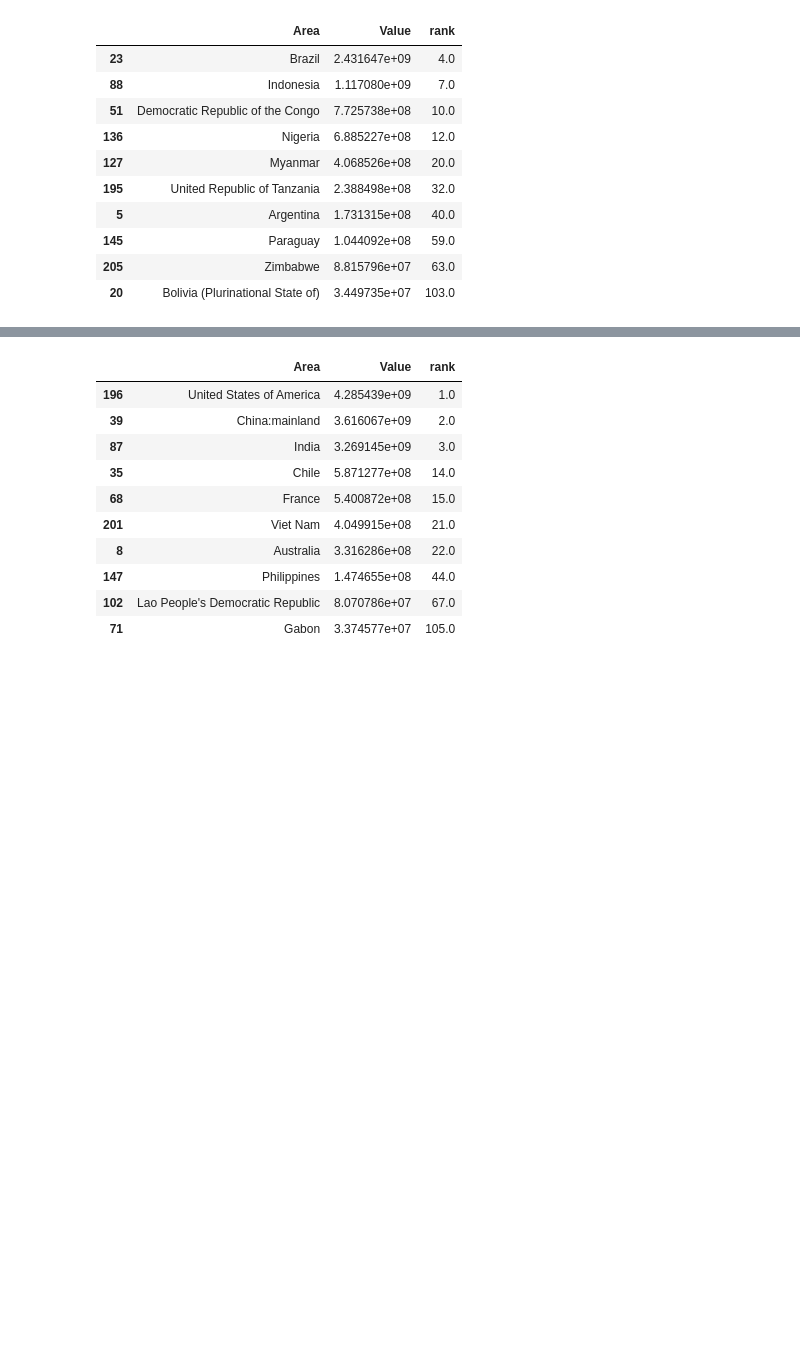
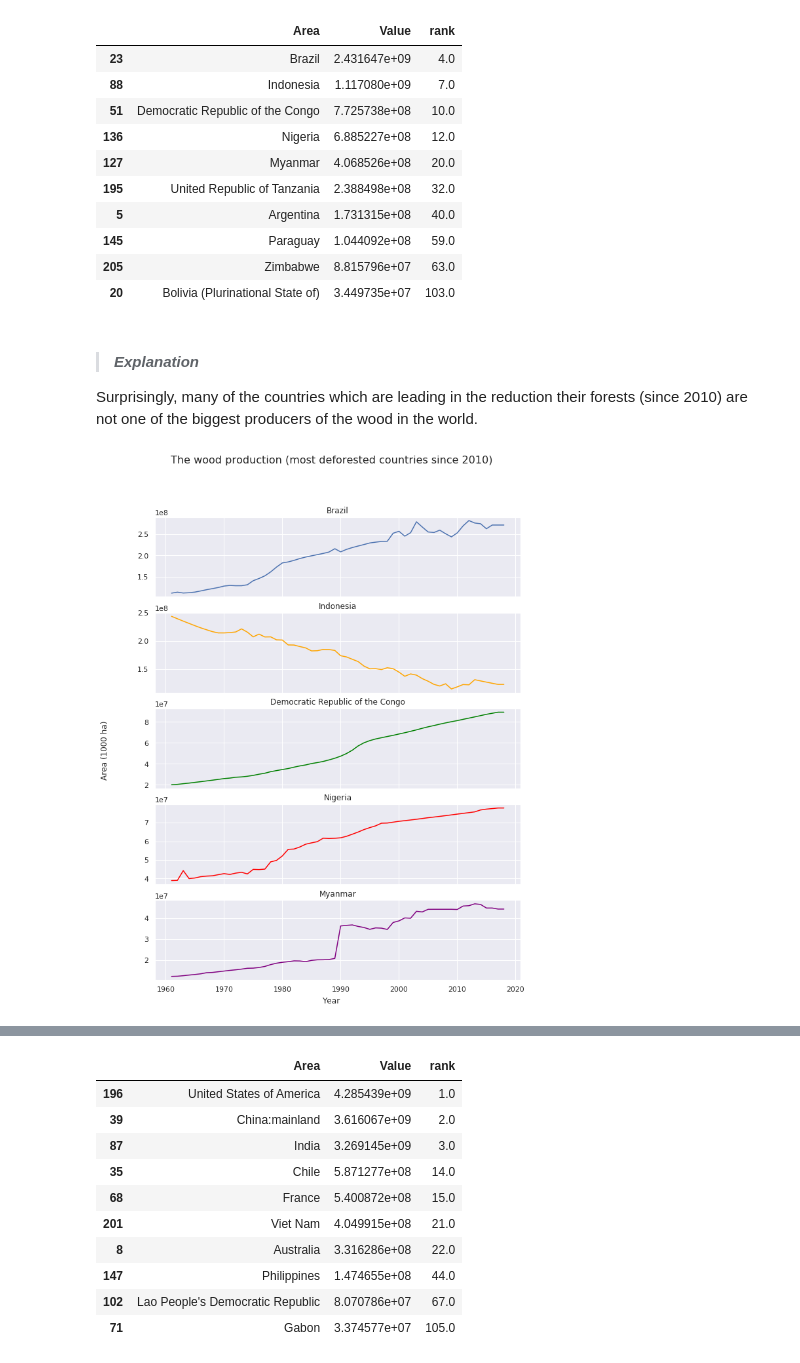
Before and after one commit to kostelansky17/disappearing_forests, a Jupyter notebook: main_yeh.ipynb, the cells around one changed output, grey strips where cells are left out. Saved outputs shown, nothing was run; the diff lists cells and outputs as text; code cells hidden in the pictures; blank space fills up the shorter version.

```diff
--- a/main_yeh.ipynb
+++ b/main_yeh.ipynb
@@ -699,3 +707,26 @@ wp_agg[wp_agg.Area.isin(DEC_FOREST)].sort_values(by='rank')
 | 145 | Paraguay | 1.044092e+08 | 59.0 |
 | 205 | Zimbabwe | 8.815796e+07 | 63.0 |
 | 20 | Bolivia (Plurinational State of) | 3.449735e+07 | 103.0 |
+# %% [markdown]
+> #### ***Explanation***
+Surprisingly, many of the countries which are leading in the reduction their forests (since 2010) are not one of the biggest producers of the wood in the world.
+# %%
+# look deeper for each country
+fig, axes = plt.subplots(5, 1, sharex = True, figsize = (10, 13))
+
+axes[0].plot(wood_production_m3.loc['Brazil'])
+axes[1].plot(wood_production_m3.loc['Indonesia'], color = 'orange')
+axes[2].plot(wood_production_m3.loc['Democratic Republic of the Congo'], color = 'green')
+axes[3].plot(wood_production_m3.loc['Nigeria'], color = 'red')
+axes[4].plot(wood_production_m3.loc['Myanmar'], color = 'purple')
+axes[0].set_title('Brazil')
+axes[1].set_title('Indonesia')
+axes[2].set_title('Democratic Republic of the Congo')
+axes[3].set_title('Nigeria')
+axes[4].set_title('Myanmar')
+fig.suptitle("The wood production (most deforested countries since 2010)", fontsize = 16)
+fig.text(0.5, 0.087, 'Year', ha = 'center', fontsize = 12)
+fig.text(0.01, 0.5, 'Area (1000 ha)', va = 'center', rotation = 'vertical', fontsize = 12)
+plt.show()
+# %% [output]
+[figure, added]
```
Also changed, not shown: parts of 20 cells of this notebook.
